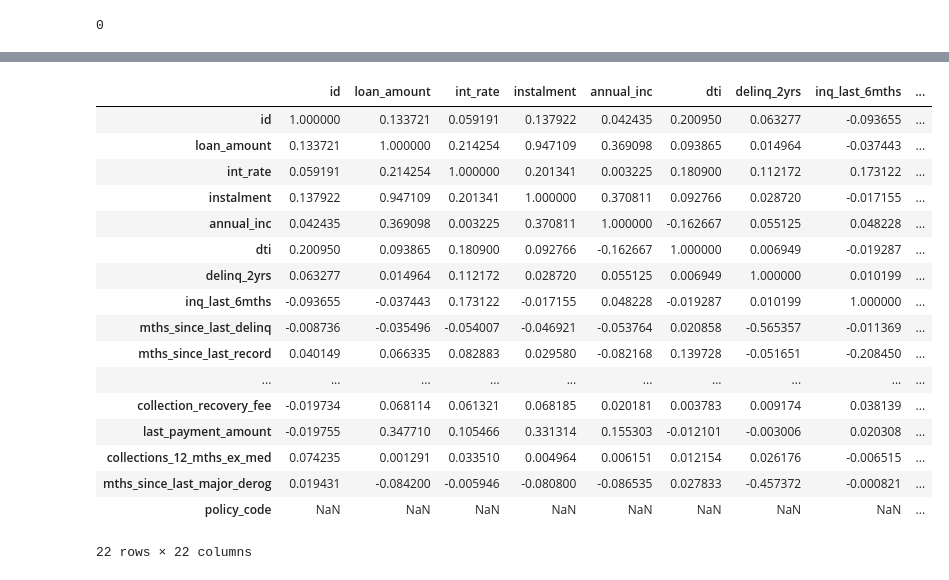
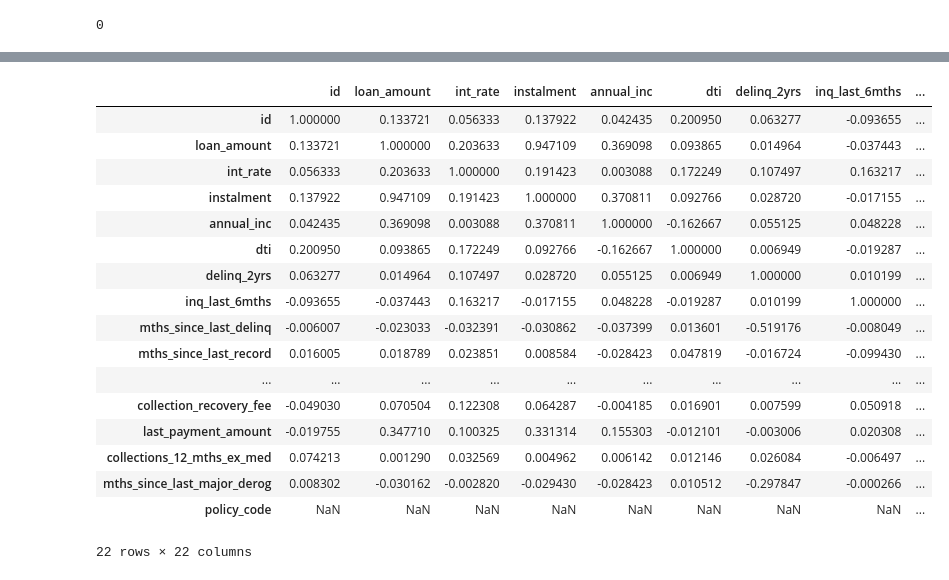
Before and after one commit to tayyib-saddique/exploratory-data-analysis---customer-loans-in-finance, a Jupyter notebook: eda.ipynb, the cells around one changed output, grey strips where cells are left out. Cells and saved outputs as stored; diff of their text form; code cells hidden in the pictures.

Commit message:
updating with improved functions and producing transformed_csv file

```diff
--- a/eda.ipynb
+++ b/eda.ipynb
@@ -29,0 +56,9 @@ plot = Plotter
+# %%
+new_data = data
+for col in data.columns:
+    if info(data).check_nulls(col) == True:
+        if is_numeric_dtype(data[col]):
+            df_transform(new_data).impute_mean(col)
+        else:
+            print(col)
+info(new_data).count_nulls()
@@ -91,23 +251,23 @@ plot(data).visualise_correlation_matrix()
 | policy_code | NaN | NaN | NaN | NaN | NaN | NaN | NaN | NaN | ... |
 28 rows × 28 columns
 # %%
-plot(df_transform(data).remove_correlated_columns()).visualise_correlation_matrix()
+plot(df_transform(new_data).remove_correlated_columns()).visualise_correlation_matrix()
 # %% [output]
 |  | id | loan_amount | int_rate | instalment | annual_inc | dti | delinq_2yrs | inq_last_6mths | ... |
-| id | 1.000000 | 0.133721 | 0.059191 | 0.137922 | 0.042435 | 0.200950 | 0.063277 | -0.093655 | ... |
-| loan_amount | 0.133721 | 1.000000 | 0.214254 | 0.947109 | 0.369098 | 0.093865 | 0.014964 | -0.037443 | ... |
-| int_rate | 0.059191 | 0.214254 | 1.000000 | 0.201341 | 0.003225 | 0.180900 | 0.112172 | 0.173122 | ... |
-| instalment | 0.137922 | 0.947109 | 0.201341 | 1.000000 | 0.370811 | 0.092766 | 0.028720 | -0.017155 | ... |
-| annual_inc | 0.042435 | 0.369098 | 0.003225 | 0.370811 | 1.000000 | -0.162667 | 0.055125 | 0.048228 | ... |
-| dti | 0.200950 | 0.093865 | 0.180900 | 0.092766 | -0.162667 | 1.000000 | 0.006949 | -0.019287 | ... |
-| delinq_2yrs | 0.063277 | 0.014964 | 0.112172 | 0.028720 | 0.055125 | 0.006949 | 1.000000 | 0.010199 | ... |
-| inq_last_6mths | -0.093655 | -0.037443 | 0.173122 | -0.017155 | 0.048228 | -0.019287 | 0.010199 | 1.000000 | ... |
-| mths_since_last_delinq | -0.008736 | -0.035496 | -0.054007 | -0.046921 | -0.053764 | 0.020858 | -0.565357 | -0.011369 | ... |
-| mths_since_last_record | 0.040149 | 0.066335 | 0.082883 | 0.029580 | -0.082168 | 0.139728 | -0.051651 | -0.208450 | ... |
+| id | 1.000000 | 0.133721 | 0.056333 | 0.137922 | 0.042435 | 0.200950 | 0.063277 | -0.093655 | ... |
+| loan_amount | 0.133721 | 1.000000 | 0.203633 | 0.947109 | 0.369098 | 0.093865 | 0.014964 | -0.037443 | ... |
+| int_rate | 0.056333 | 0.203633 | 1.000000 | 0.191423 | 0.003088 | 0.172249 | 0.107497 | 0.163217 | ... |
+| instalment | 0.137922 | 0.947109 | 0.191423 | 1.000000 | 0.370811 | 0.092766 | 0.028720 | -0.017155 | ... |
+| annual_inc | 0.042435 | 0.369098 | 0.003088 | 0.370811 | 1.000000 | -0.162667 | 0.055125 | 0.048228 | ... |
+| dti | 0.200950 | 0.093865 | 0.172249 | 0.092766 | -0.162667 | 1.000000 | 0.006949 | -0.019287 | ... |
+| delinq_2yrs | 0.063277 | 0.014964 | 0.107497 | 0.028720 | 0.055125 | 0.006949 | 1.000000 | 0.010199 | ... |
+| inq_last_6mths | -0.093655 | -0.037443 | 0.163217 | -0.017155 | 0.048228 | -0.019287 | 0.010199 | 1.000000 | ... |
+| mths_since_last_delinq | -0.006007 | -0.023033 | -0.032391 | -0.030862 | -0.037399 | 0.013601 | -0.519176 | -0.008049 | ... |
+| mths_since_last_record | 0.016005 | 0.018789 | 0.023851 | 0.008584 | -0.028423 | 0.047819 | -0.016724 | -0.099430 | ... |
 | ... | ... | ... | ... | ... | ... | ... | ... | ... | ... |
-| collection_recovery_fee | -0.019734 | 0.068114 | 0.061321 | 0.068185 | 0.020181 | 0.003783 | 0.009174 | 0.038139 | ... |
-| last_payment_amount | -0.019755 | 0.347710 | 0.105466 | 0.331314 | 0.155303 | -0.012101 | -0.003006 | 0.020308 | ... |
-| collections_12_mths_ex_med | 0.074235 | 0.001291 | 0.033510 | 0.004964 | 0.006151 | 0.012154 | 0.026176 | -0.006515 | ... |
-| mths_since_last_major_derog | 0.019431 | -0.084200 | -0.005946 | -0.080800 | -0.086535 | 0.027833 | -0.457372 | -0.000821 | ... |
+| collection_recovery_fee | -0.049030 | 0.070504 | 0.122308 | 0.064287 | -0.004185 | 0.016901 | 0.007599 | 0.050918 | ... |
+| last_payment_amount | -0.019755 | 0.347710 | 0.100325 | 0.331314 | 0.155303 | -0.012101 | -0.003006 | 0.020308 | ... |
+| collections_12_mths_ex_med | 0.074213 | 0.001290 | 0.032569 | 0.004962 | 0.006142 | 0.012146 | 0.026084 | -0.006497 | ... |
+| mths_since_last_major_derog | 0.008302 | -0.030162 | -0.002820 | -0.029430 | -0.028423 | 0.010512 | -0.297847 | -0.000266 | ... |
 | policy_code | NaN | NaN | NaN | NaN | NaN | NaN | NaN | NaN | ... |
 22 rows × 22 columns
```
Also changed, not shown: parts of 23 cells of this notebook, 3 other files.
